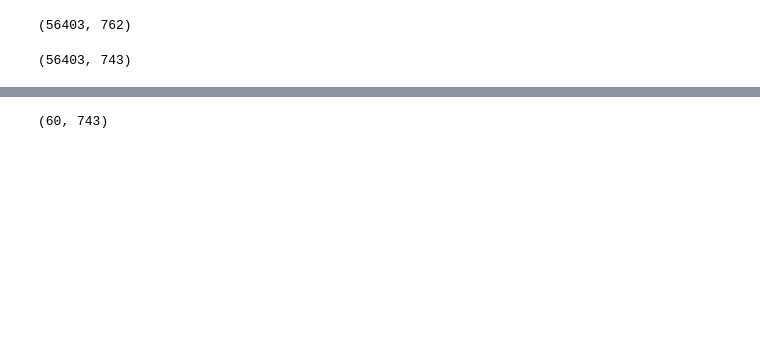
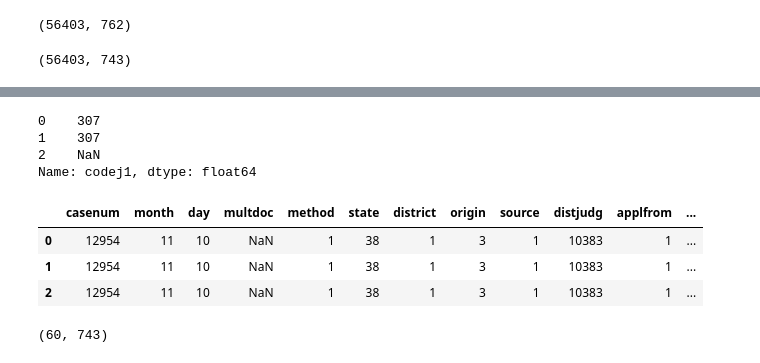
Before and after one commit to adithyap/mlcs16, a Jupyter notebook: votelist3.5.ipynb, the cells around one changed output, grey strips where cells are left out. Saved outputs shown, nothing was run; the diff lists cells and outputs as text; code cells hidden in the pictures; blank space fills up the shorter version.

```diff
--- a/votelist3.5.ipynb
+++ b/votelist3.5.ipynb
@@ -60,0 +105,14 @@ print len(caseList)
+# %%
+subtest.codej1
+# %% [output]
+0    307
+1    307
+2    NaN
+Name: codej1, dtype: float64
+# %%
+subtest
+# %% [output]
+|  | casenum | month | day | multdoc | method | state | district | origin | source | distjudg | applfrom | ... |
+| 0 | 12954 | 11 | 10 | NaN | 1 | 38 | 1 | 3 | 1 | 10383 | 1 | ... |
+| 1 | 12954 | 11 | 10 | NaN | 1 | 38 | 1 | 3 | 1 | 10383 | 1 | ... |
+| 2 | 12954 | 11 | 10 | NaN | 1 | 38 | 1 | 3 | 1 | 10383 | 1 | ... |
```
Also changed, not shown: parts of 9 cells of this notebook, 3 other files.
